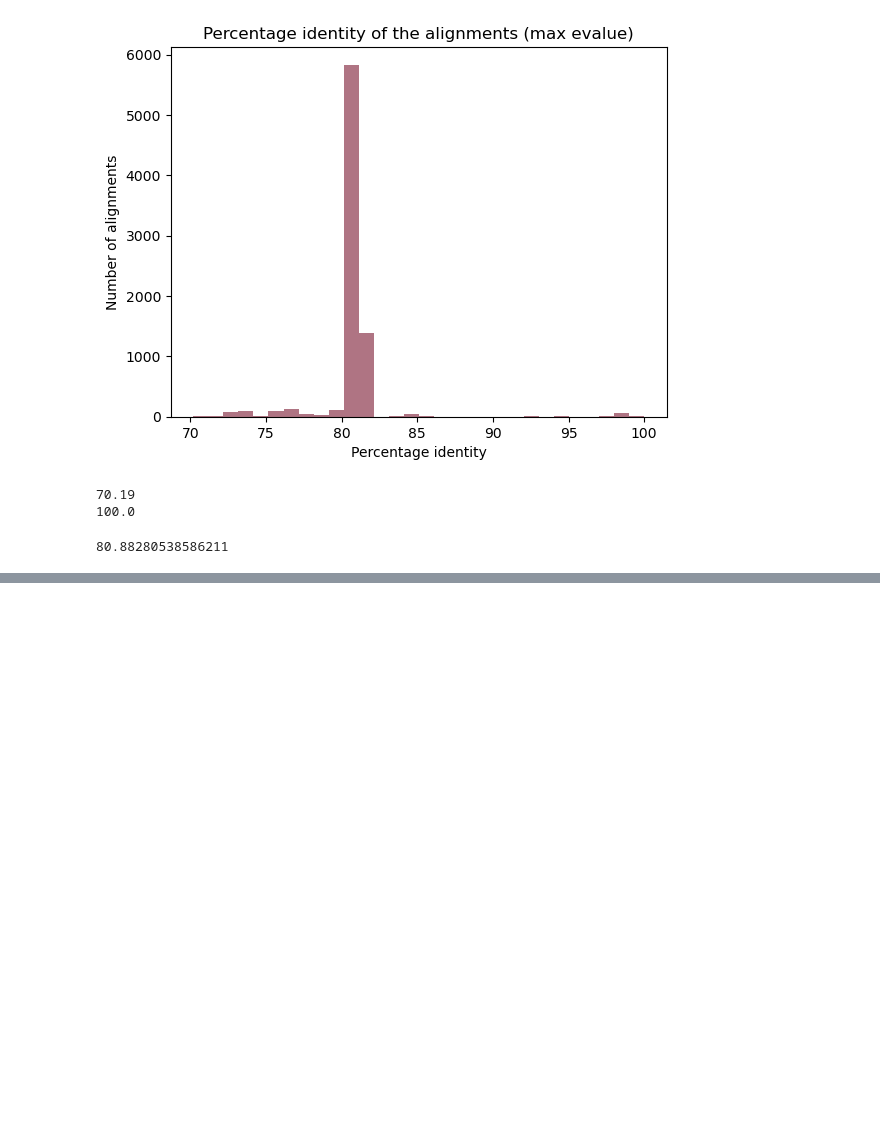
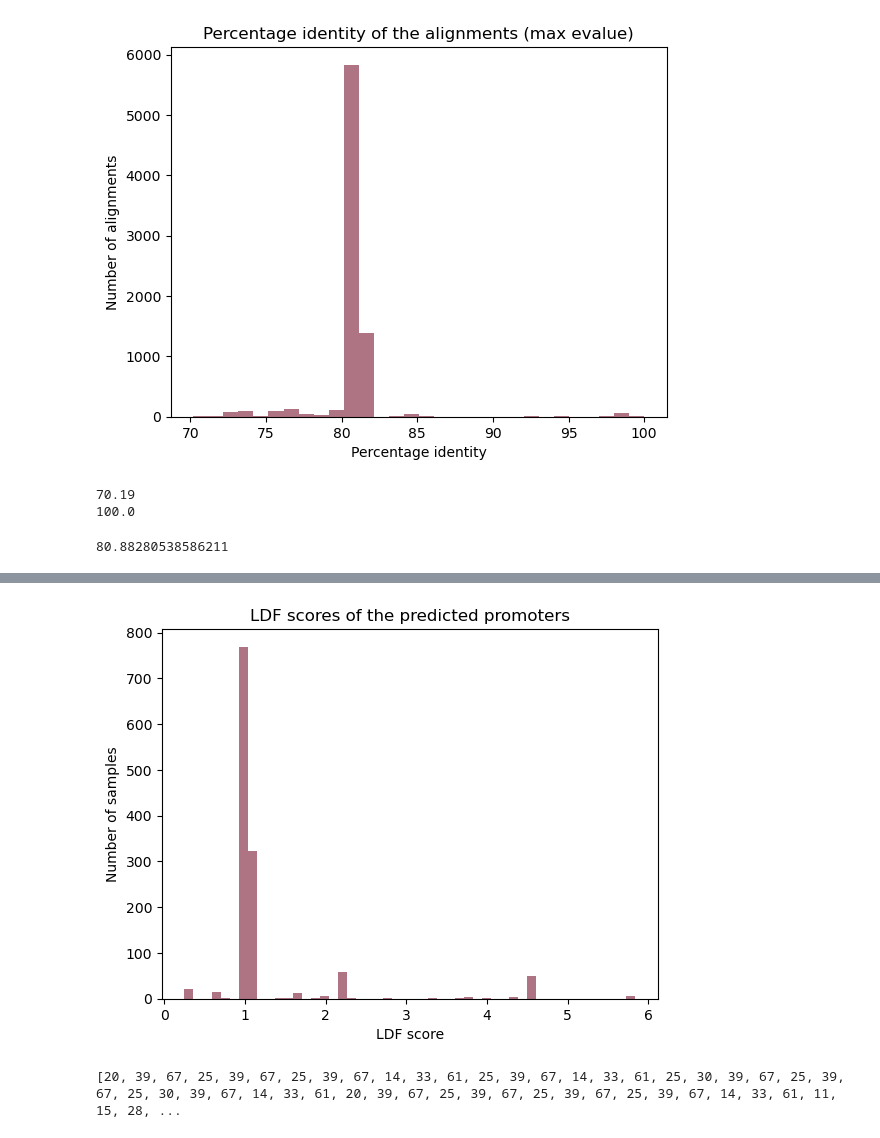
Before and after one commit to Eugenio-Molphe/IroN-project, a Jupyter notebook: Scripts_Results_Report/get_methodological_data.ipynb, the cells around one changed output, grey strips where cells are left out. Saved outputs shown, nothing was run; the diff lists cells and outputs as text; code cells hidden in the pictures; blank space fills up the shorter version.

```diff
--- a/Scripts_Results_Report/get_methodological_data.ipynb
+++ b/Scripts_Results_Report/get_methodological_data.ipynb
@@ -56,0 +158,27 @@ print(mode_value)
+# %%
+def read_LDFs(path, LDFlist):
+    with open(path, 'r') as file:
+        lines = file.readlines()
+    ldfValue = lines[4].split(' ')[-1].strip()
+    LDFlist.append(float(ldfValue))
+
+LDFs = []
+inputDir = '/mnt/mnemo5/eugenio/IroN_project/Files/06_Promoters/BProm_results_enterobacteriaceae'
+fileList = [inputDir + '/' + file for file in os.listdir(inputDir)]
+
+for file in fileList:
+    read_LDFs(file, LDFs)
+
+inputDir = '/mnt/mnemo5/eugenio/IroN_project/Files/06_Promoters/BProm_results_salmonella'
+fileList = [inputDir + '/' + file for file in os.listdir(inputDir)]
+
+for file in fileList:
+    read_LDFs(file, LDFs)
+# %%
+plt.hist(LDFs, bins=50, color='#8E394E', alpha=0.7)
+plt.xlabel('LDF score')
+plt.ylabel('Number of samples')
+plt.title('LDF scores of the predicted promoters')
+plt.show()
+# %% [output]
+[figure, added]
@@ -56,0 +245,4 @@ print(mode_value)
+# %%
+print(positionsList)
+# %% [output]
+[20, 39, 67, 25, 39, 67, 25, 39, 67, 14, 33, 61, 25, 39, 67, 14, 33, 61, 25, 30, 39, 67, 25, 39, 67, 25, 30, 39, 67, 14, 33, 61, 20, 39, 67, 25, 39, 67, 25, 39, 67, 25, 39, 67, 14, 33, 61, 11, 15, 28, ...
```
Also changed, not shown: parts of 12 cells of this notebook, 3 other files.
